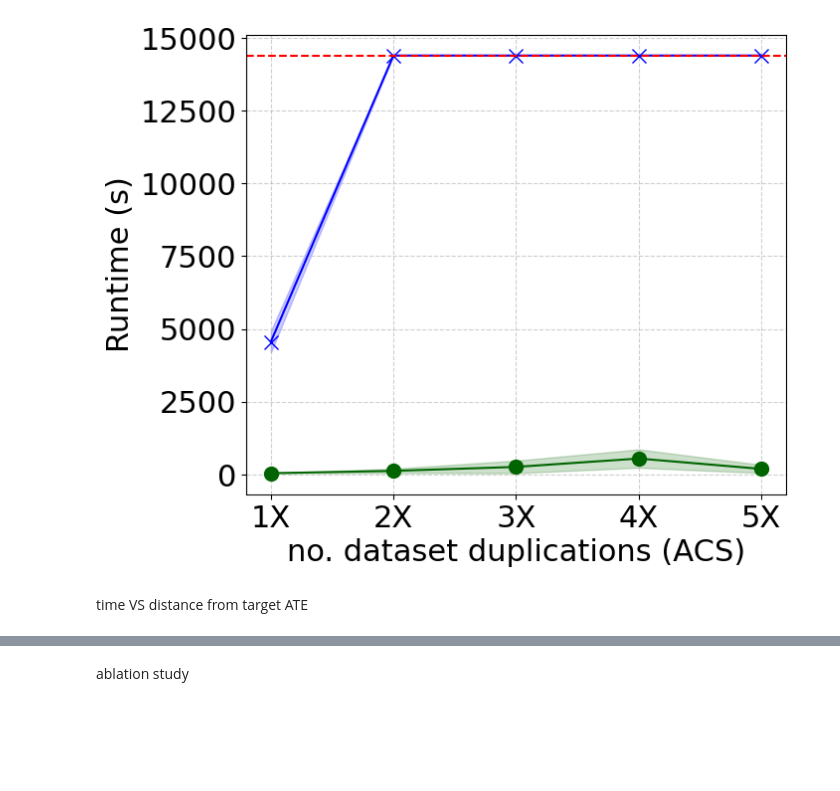
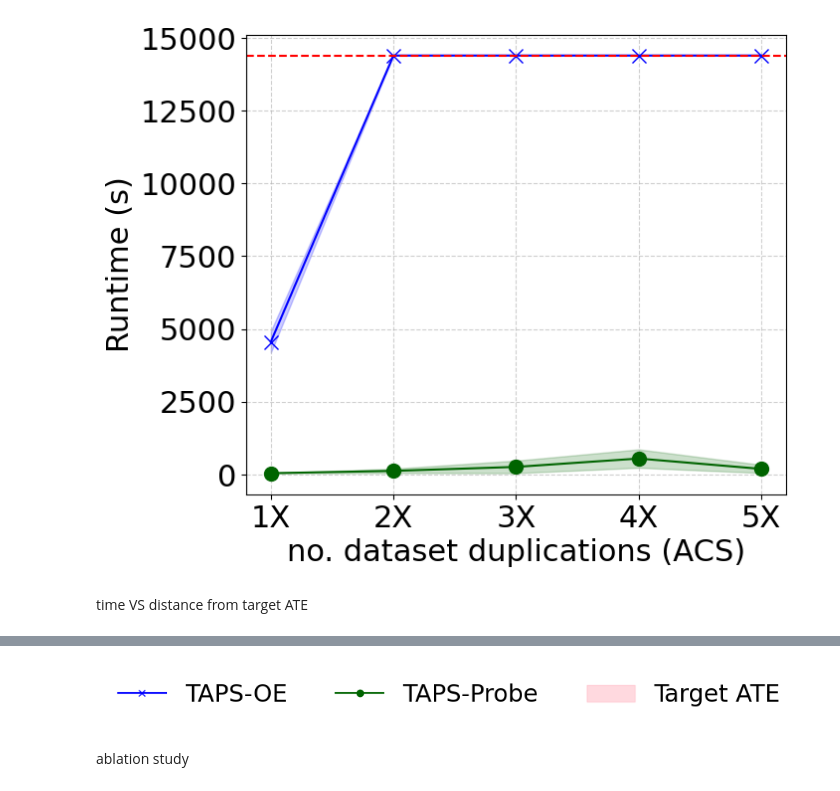
Before and after one commit to danielbarcohen-bot/ATE-shifting, a Jupyter notebook: graphs.ipynb, the cells around one changed output, grey strips where cells are left out. Cells and saved outputs as stored; diff of their text form; code cells hidden in the pictures; blank space fills up the shorter version.

```diff
--- a/graphs.ipynb
+++ b/graphs.ipynb
@@ -392,3 +416,27 @@ plt.show()
+# %%
+# legend for taregt ATE graphs
+
+def discard_legend_ate():
+    from matplotlib.lines import Line2D
+    from matplotlib.patches import Patch
+    figlegend,ax = plt.subplots()
+    figlegend.set_figwidth(10)
+    figlegend.set_figheight(0.1)
+    figlegend.set_tight_layout(True)
+    ax.set_axis_off()
+    handles = []
+    # for color,label in zip([prune_color,probe_color,'red'],["TAPS-OE","TAPS-Probe",'Timeout']):
+    #     handles.append(mpatches.Patch(label=label,color=color,linestyle=))
+    handles.append(Line2D([],[],label='TAPS-OE',color=prune_color,linestyle='-',marker=prune_marker))
+    handles.append(Line2D([],[],label='TAPS-Probe',color=probe_color,linestyle='-',marker=probe_marker))
+    handles.append(Patch(label='Target ATE',color='pink', alpha=0.6))
+    #figlegend.legend([None,None,None,None],)
+    figlegend.legend(handles=handles,ncol=3, frameon=False,loc="upper left")
+    figlegend.savefig(f'freefloating-legend-target-range.pdf', bbox_inches="tight", dpi=600)
+
+discard_legend_ate()
+# %% [output]
+[figure, added]
 # %% [markdown]
 ablation study
 # %%
```
Also changed, not shown: parts of 5 cells of this notebook.
